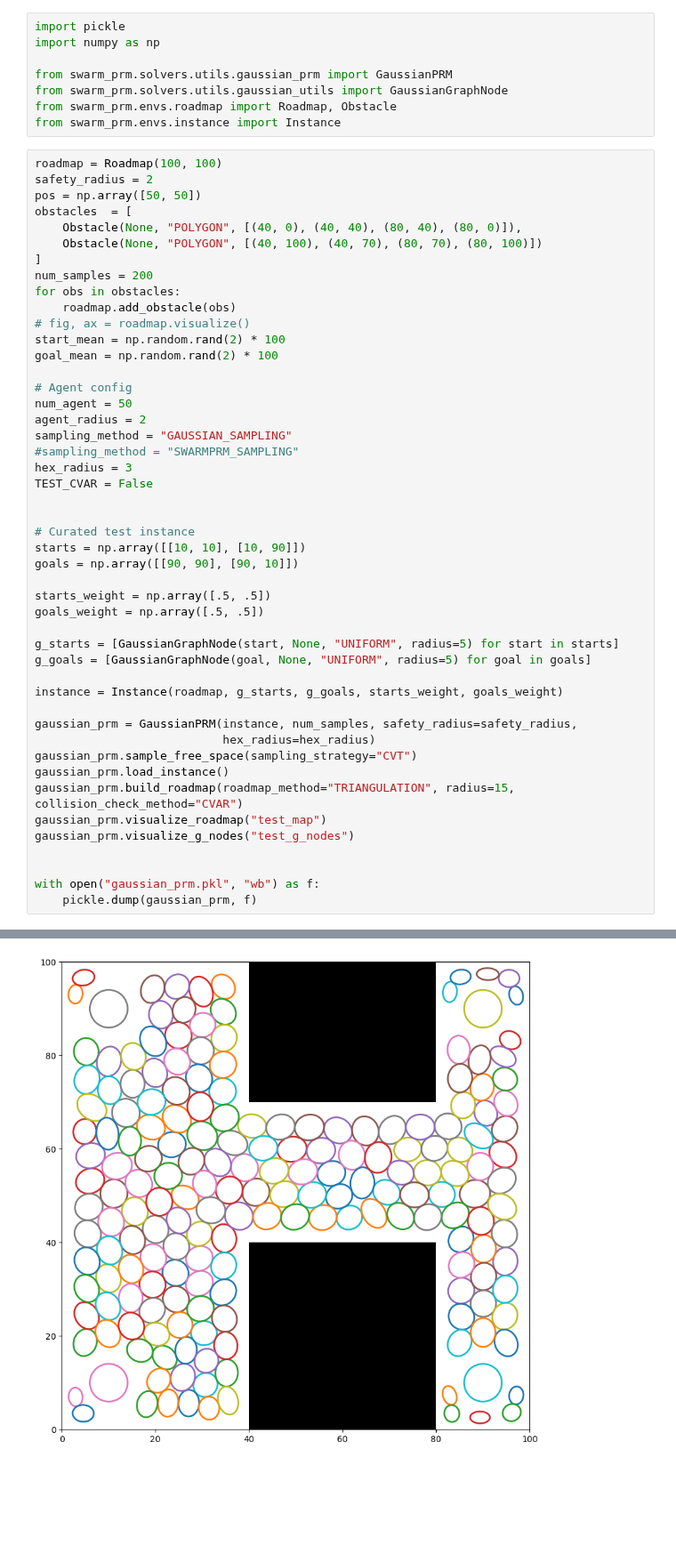
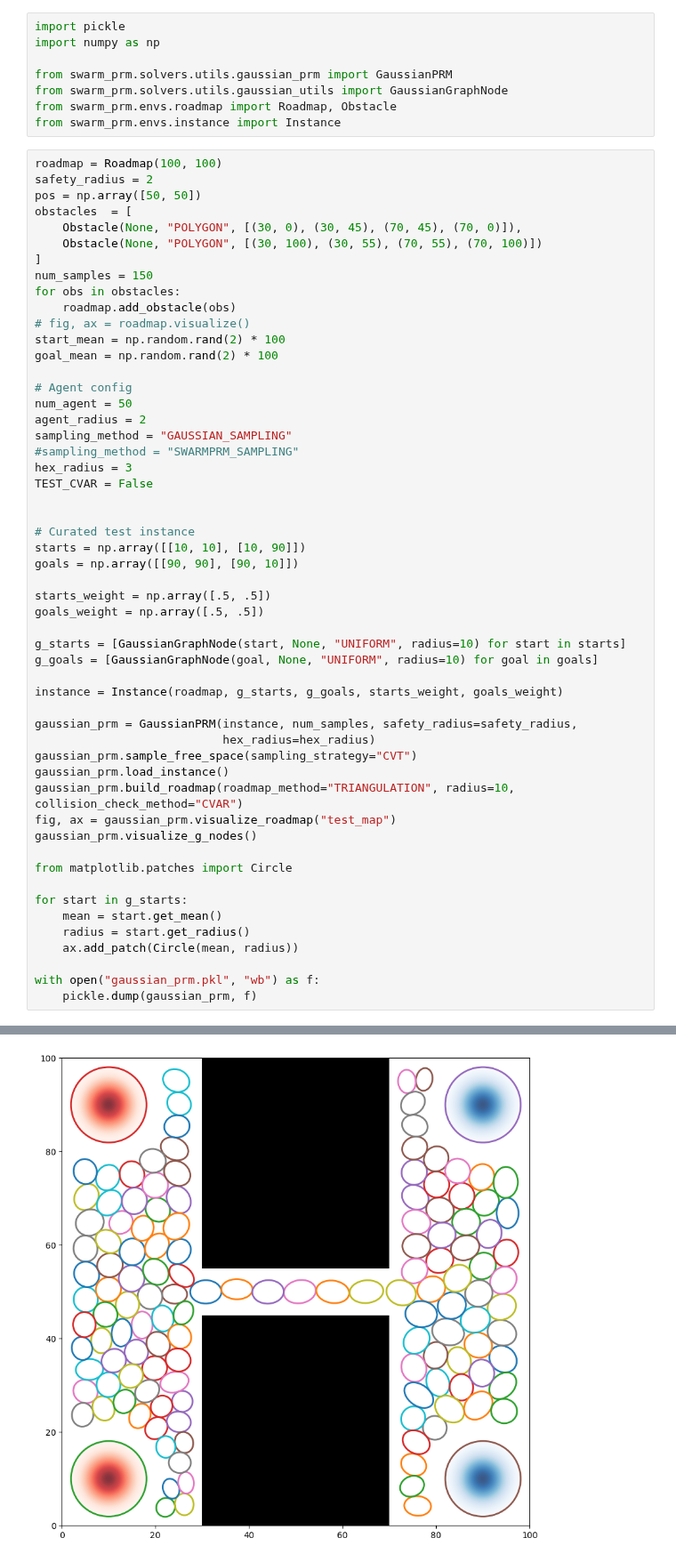
Before and after one commit to Zander-M/ST_Gaussian_PRM, a Jupyter notebook: notebooks/gaussian_prm_test.ipynb, the cells around one changed output, grey strips where cells are left out. Shown at 89% size. Drawn from its saved outputs; the diff is of its cells as text; blank space fills up the shorter version.

Commit message:
clean up methods & add drrt star

```diff
--- a/notebooks/gaussian_prm_test.ipynb
+++ b/notebooks/gaussian_prm_test.ipynb
@@ -13,10 +13,10 @@ roadmap = Roadmap(100, 100)
 safety_radius = 2
 pos = np.array([50, 50])
 obstacles  = [
-    Obstacle(None, "POLYGON", [(40, 0), (40, 40), (80, 40), (80, 0)]),
-    Obstacle(None, "POLYGON", [(40, 100), (40, 70), (80, 70), (80, 100)])
+    Obstacle(None, "POLYGON", [(30, 0), (30, 45), (70, 45), (70, 0)]),
+    Obstacle(None, "POLYGON", [(30, 100), (30, 55), (70, 55), (70, 100)])
 ]
-num_samples = 200
+num_samples = 150
 for obs in obstacles:
     roadmap.add_obstacle(obs)
 # fig, ax = roadmap.visualize()
@@ -39,8 +39,8 @@ goals = np.array([[90, 90], [90, 10]])
 starts_weight = np.array([.5, .5])
 goals_weight = np.array([.5, .5])
 
-g_starts = [GaussianGraphNode(start, None, "UNIFORM", radius=5) for start in starts]
-g_goals = [GaussianGraphNode(goal, None, "UNIFORM", radius=5) for goal in goals]
+g_starts = [GaussianGraphNode(start, None, "UNIFORM", radius=10) for start in starts]
+g_goals = [GaussianGraphNode(goal, None, "UNIFORM", radius=10) for goal in goals]
 
 instance = Instance(roadmap, g_starts, g_goals, starts_weight, goals_weight)
 
@@ -48,10 +48,16 @@ gaussian_prm = GaussianPRM(instance, num_samples, safety_radius=safety_radius,
                            hex_radius=hex_radius)
 gaussian_prm.sample_free_space(sampling_strategy="CVT")
 gaussian_prm.load_instance()
-gaussian_prm.build_roadmap(roadmap_method="TRIANGULATION", radius=15, collision_check_method="CVAR")
-gaussian_prm.visualize_roadmap("test_map")
-gaussian_prm.visualize_g_nodes("test_g_nodes")
+gaussian_prm.build_roadmap(roadmap_method="TRIANGULATION", radius=10, collision_check_method="CVAR")
+fig, ax = gaussian_prm.visualize_roadmap("test_map")
+gaussian_prm.visualize_g_nodes()
 
+from matplotlib.patches import Circle
+
+for start in g_starts:
+    mean = start.get_mean()
+    radius = start.get_radius()
+    ax.add_patch(Circle(mean, radius))
 
 with open("gaussian_prm.pkl", "wb") as f:
     pickle.dump(gaussian_prm, f)
@@ -60,4 +70,4 @@ with open("gaussian_prm.pkl", "wb") as f:
-[figure, old version]
+[figure, new version]
 # %%
 from scipy.spatial import KDTree
 
```
Also changed, not shown: parts of 2 cells of this notebook, 24 other files.
